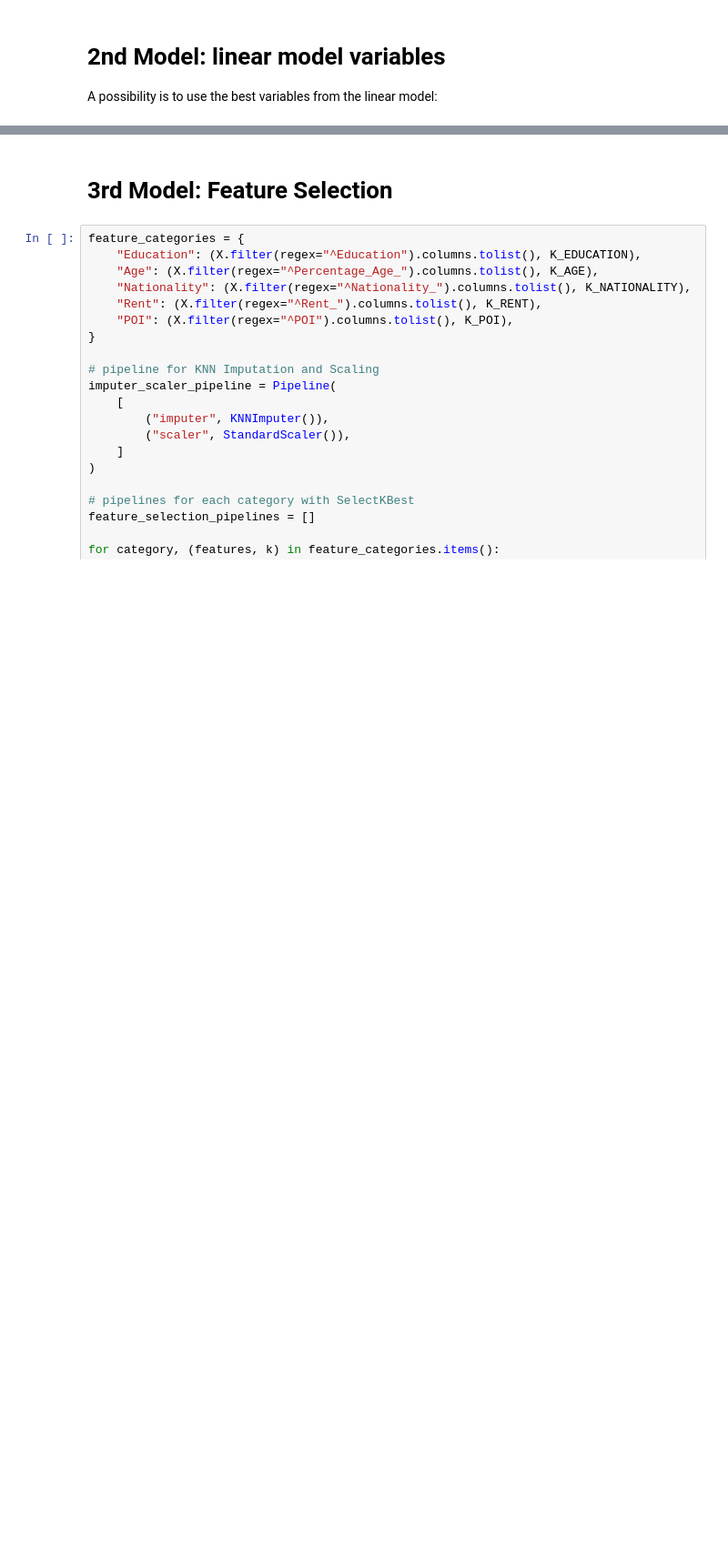
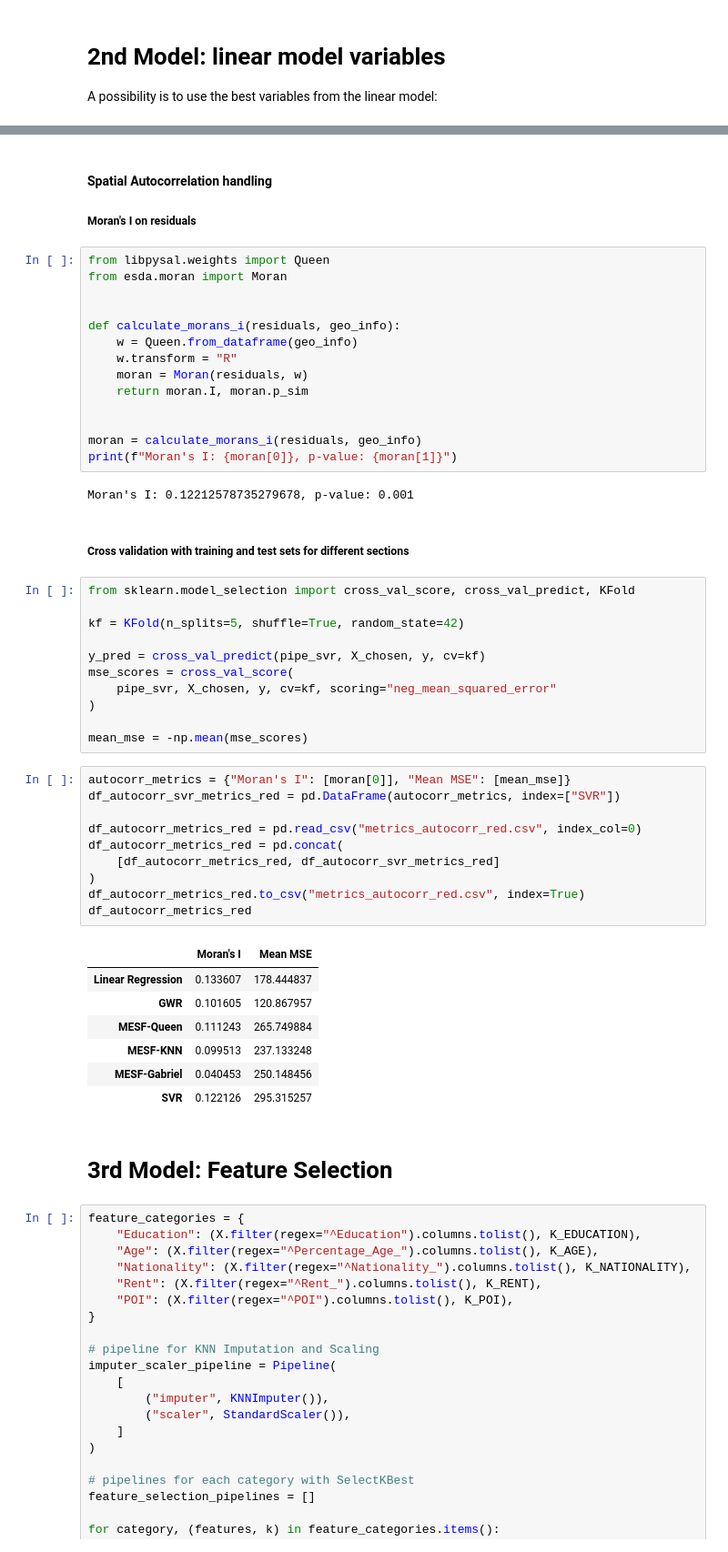
Before and after one commit to MateoFdezEspina/BarcelonaAirbnb, a Jupyter notebook: notebooks/05_0_svr_linear.ipynb, the cells around one changed output, grey strips where cells are left out. Shown at 91% size. Drawn from its saved outputs; the diff is of its cells as text; blank space fills up the shorter version.

```diff
--- a/notebooks/05_0_svr_linear.ipynb
+++ b/notebooks/05_0_svr_linear.ipynb
@@ -520,3 +603,54 @@ Index(['Distance_Center', 'POI_Restaurants_Hotels', 'Nationality_Italy',
+# %% [markdown]
+#### Spatial Autocorrelation handling
+
+##### Moran's I on residuals
+# %%
+from libpysal.weights import Queen
+from esda.moran import Moran
+
+
+def calculate_morans_i(residuals, geo_info):
+    w = Queen.from_dataframe(geo_info)
+    w.transform = "R"
+    moran = Moran(residuals, w)
+    return moran.I, moran.p_sim
+
+
+moran = calculate_morans_i(residuals, geo_info)
+print(f"Moran's I: {moran[0]}, p-value: {moran[1]}")
+# %% [output]
+Moran's I: 0.12212578735279678, p-value: 0.001
+# %% [markdown]
+##### Cross validation with training and test sets for different sections
+# %%
+from sklearn.model_selection import cross_val_score, cross_val_predict, KFold
+
+kf = KFold(n_splits=5, shuffle=True, random_state=42)
+
+y_pred = cross_val_predict(pipe_svr, X_chosen, y, cv=kf)
+mse_scores = cross_val_score(
+    pipe_svr, X_chosen, y, cv=kf, scoring="neg_mean_squared_error"
+)
+
+mean_mse = -np.mean(mse_scores)
+# %%
+autocorr_metrics = {"Moran's I": [moran[0]], "Mean MSE": [mean_mse]}
+df_autocorr_svr_metrics_red = pd.DataFrame(autocorr_metrics, index=["SVR"])
+
+df_autocorr_metrics_red = pd.read_csv("metrics_autocorr_red.csv", index_col=0)
+df_autocorr_metrics_red = pd.concat(
+    [df_autocorr_metrics_red, df_autocorr_svr_metrics_red]
+)
+df_autocorr_metrics_red.to_csv("metrics_autocorr_red.csv", index=True)
+df_autocorr_metrics_red
+# %% [output]
+|  | Moran's I | Mean MSE |
+| Linear Regression | 0.133607 | 178.444837 |
+| GWR | 0.101605 | 120.867957 |
+| MESF-Queen | 0.111243 | 265.749884 |
+| MESF-KNN | 0.099513 | 237.133248 |
+| MESF-Gabriel | 0.040453 | 250.148456 |
+| SVR | 0.122126 | 295.315257 |
 # %% [markdown]
 # 3rd Model: Feature Selection
 # %%
```
Also changed, not shown: parts of 30 cells of this notebook, 4 other files.
